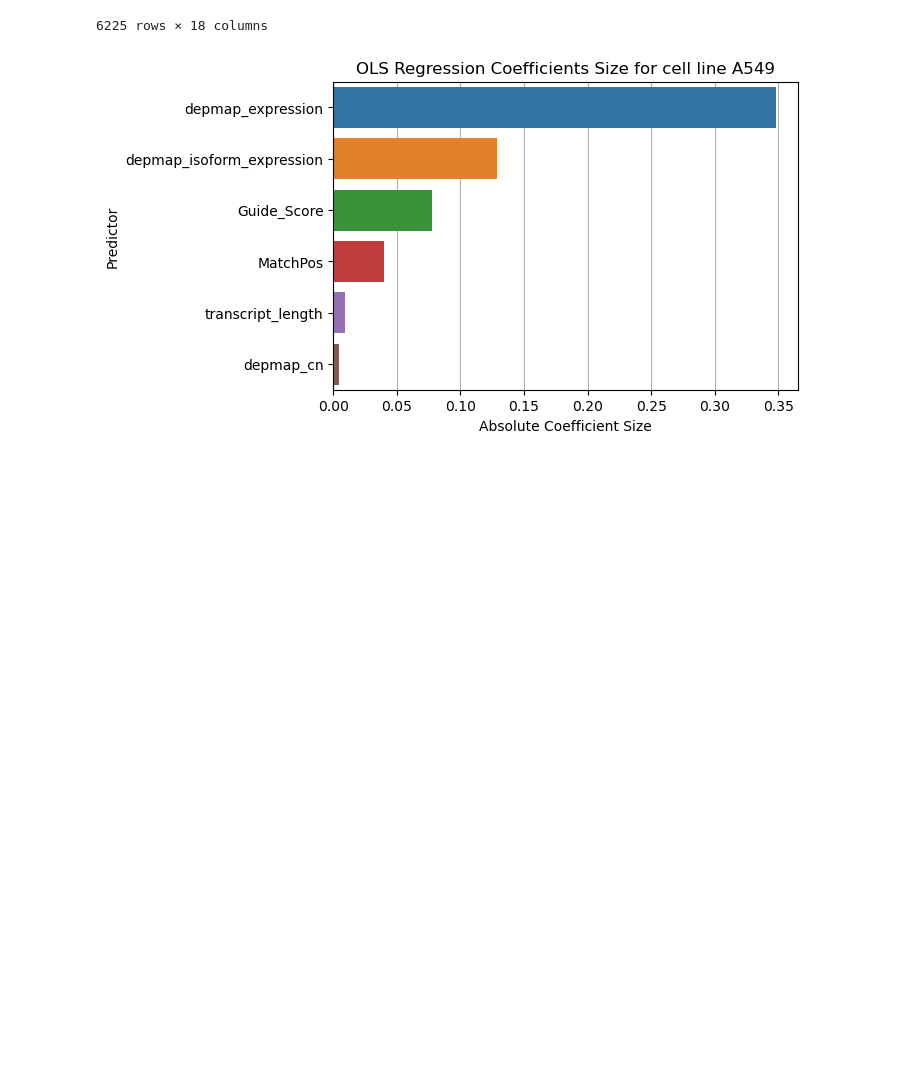
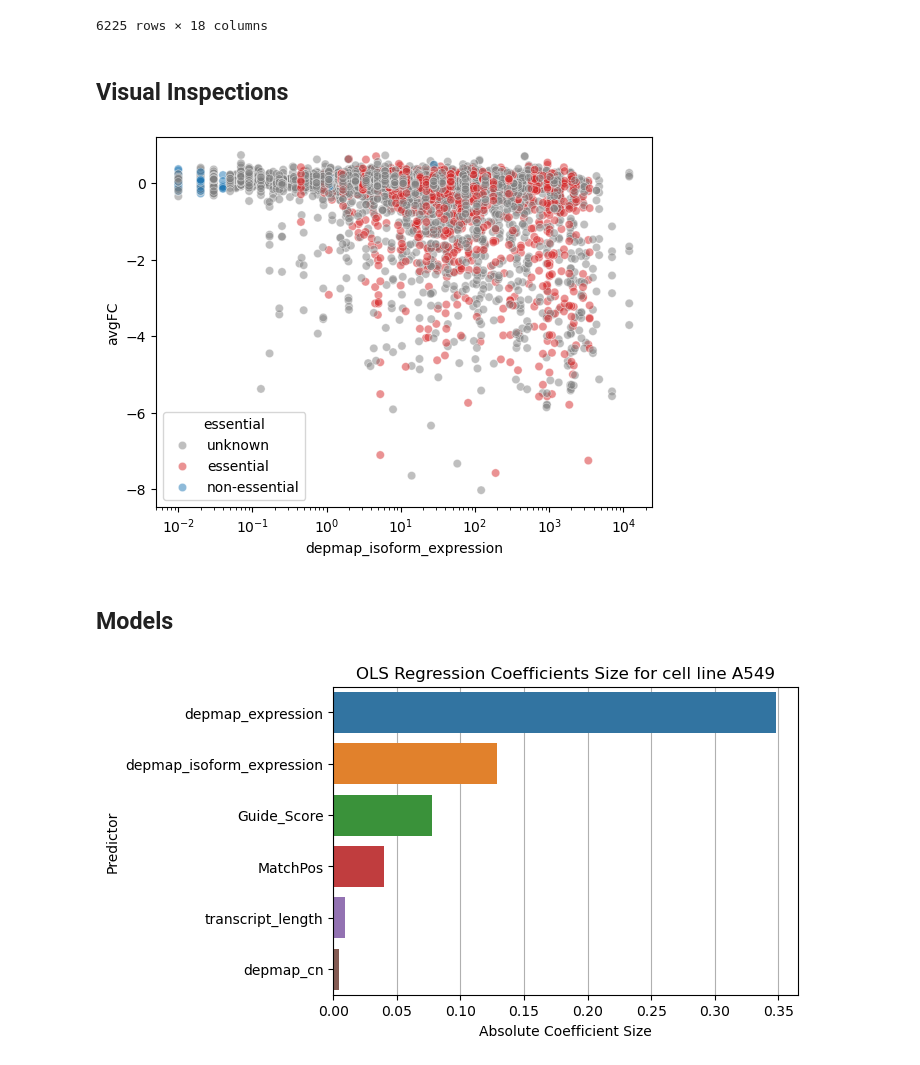
Before and after one commit to stefanpeidli/SYM101, a Jupyter notebook: notebooks/SYM101_linear_statistical_models.ipynb, the cells around one changed output. Saved outputs shown, nothing was run; the diff lists cells and outputs as text; code cells hidden in the pictures; blank space fills up the shorter version.

```diff
--- a/notebooks/SYM101_CNE_statistical_models.ipynb
+++ b/notebooks/SYM101_linear_statistical_models.ipynb
@@ -702,6 +711,6 @@ More generally, what is most predictive of guide success?
 # %%
 # Load our Data
-counts = pd.read_csv(Path(config['DATADIR']) / 'pooled_screen_1/pooled_screen_1_counts.csv', index_col=0)
+counts = pd.read_csv(Path(config['TEMPDIR']) / 'SYM101_counts.csv', index_col=0)
 sample_names = np.sort(counts.columns[12:])
 sample_names_wo_pools = np.sort(counts.columns[15:])
 pools = ['Sym-pool-1-3', 'Sym-pool-1-1', 'Sym-pool-1-2']
@@ -739,7 +748,7 @@ expression.index = expression.index.str.replace("Expression Public 24Q2 ", "")
 df_sym = pd.merge(df_sym, expression, left_on='Gene', right_index=True, how='left').rename(columns={cell_line: 'depmap_expression'})
 
 # Add transcript expression data (CCLE/DepMap)
-isoform_expression = pd.read_csv("/home/peidli/projects/symphony-201/resources/sym201/sym201_ccle_expression.csv", index_col=1).loc[:, cell_line]
+isoform_expression = pd.read_csv("/scratch/peidli/SYMPHONY/SYM201/ccle_gex_sym201.csv", index_col=1).loc[:, cell_line]  # TODO: replace with correct path
 isoform_expression.name = 'depmap_isoform_expression'
 isoform_expression.index = isoform_expression.index.str.split('.').str[0]
 
@@ -761,6 +770,16 @@ df_sym
 | RPS5_ENST00000196551_574 | ENST00000196551 | ENSG00000083845 | RPS5 | protein_coding | crRNA534:552-574 | TCTTAATGTTCCGGAAGGCAGCC | 574.0 | ... |
 | RPS5_ENST00000196551_68 | ENST00000196551 | ENSG00000083845 | RPS5 | protein_coding | crRNA046:46-68 | AGAACACAGCCTGAGCGTCTCTG | 68.0 | ... |
 6225 rows × 18 columns
+# %% [markdown]
+## Visual Inspections
+# %%
+sns.scatterplot(data=df_sym, x='depmap_isoform_expression', y='avgFC', hue='essential', palette={'essential': 'tab:red', 'non-essential': 'tab:blue', "unknown": "grey"}, alpha=0.5)
+pl.xscale('log')
+pl.show()
+# %% [output]
+[figure, added]
+# %% [markdown]
+## Models
 # %%
 import time
 from statsmodels.formula.api import mixedlm
```
Also changed, not shown: parts of 7 cells of this notebook, 5 other files.
